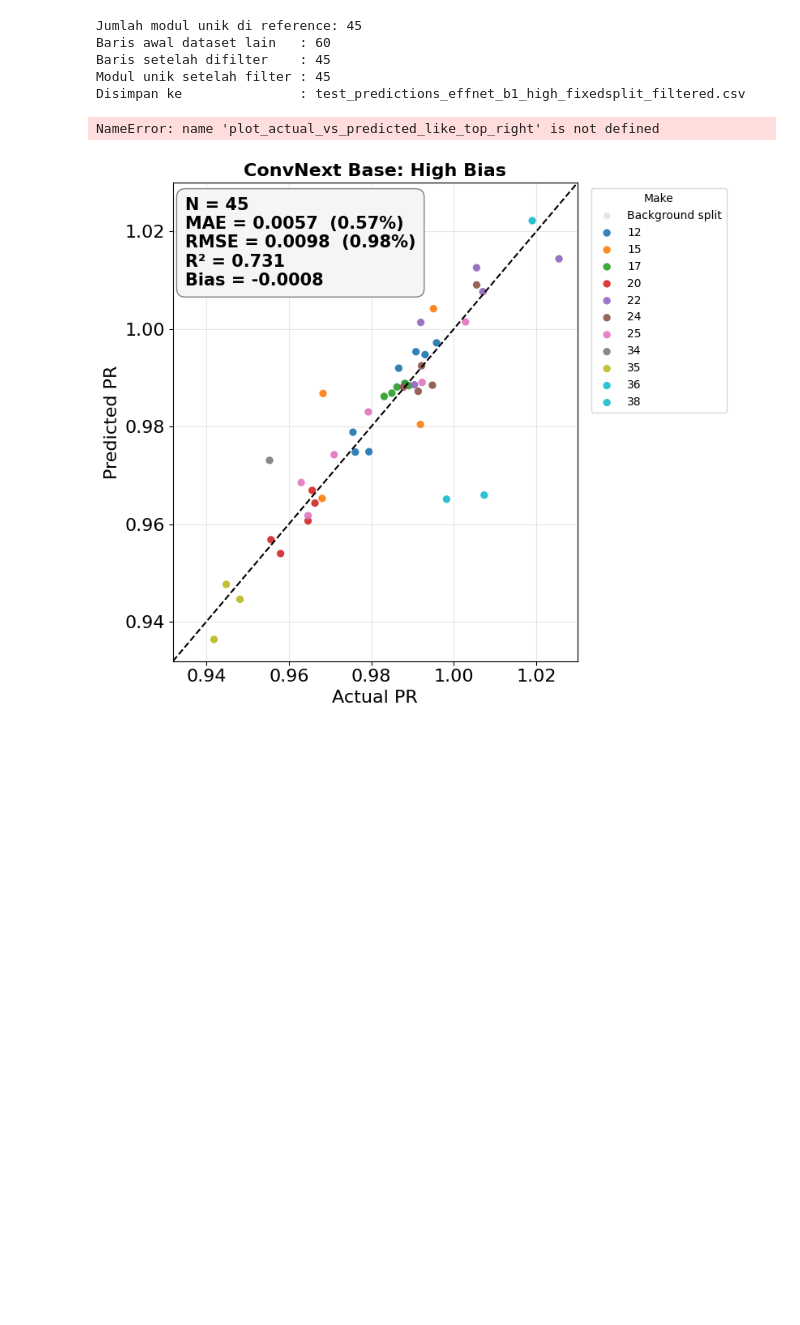
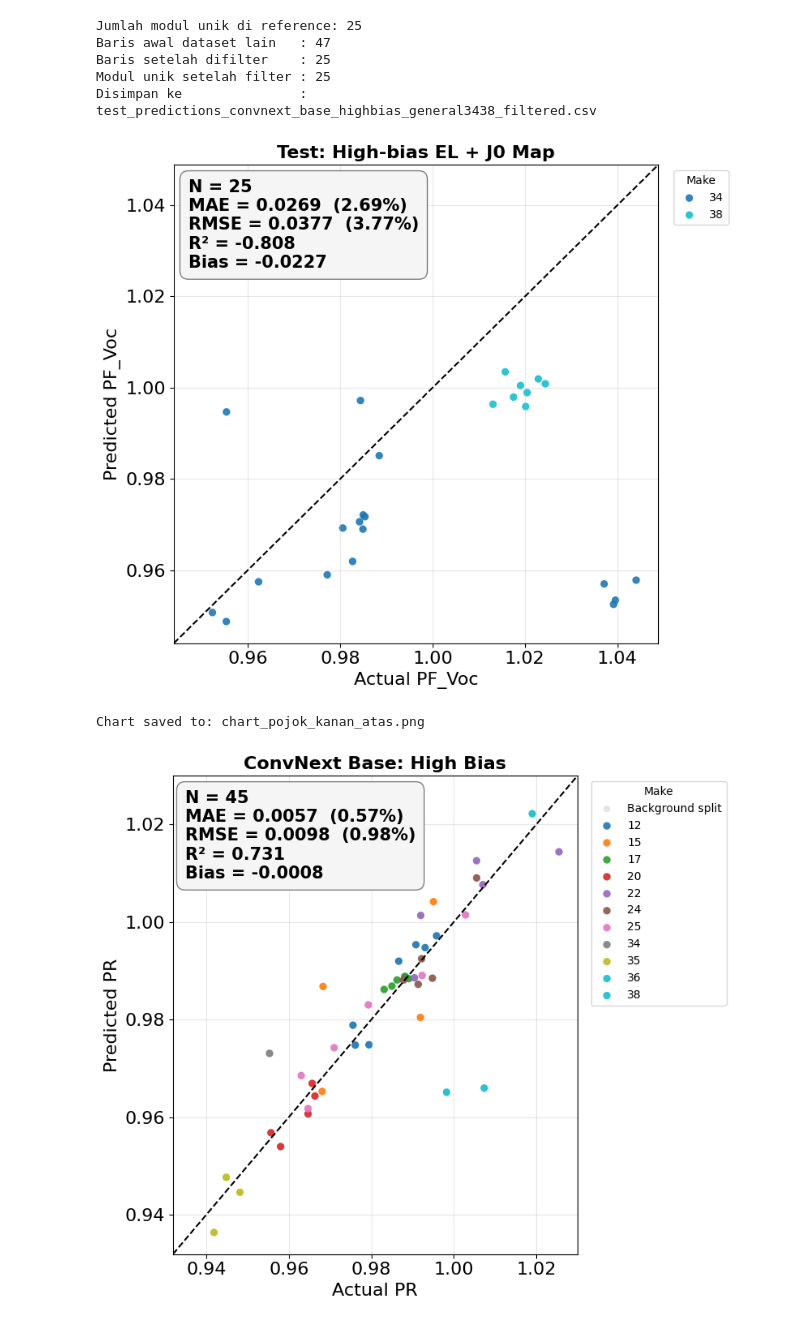
Before and after one commit to Kakozi/kodethesis, a Jupyter notebook: MerapikanChart.ipynb, the cells around one changed output. Cells and saved outputs as stored; diff of their text form; code cells hidden in the pictures; blank space fills up the shorter version.

```diff
--- a/MerapikanChart.ipynb
+++ b/MerapikanChart.ipynb
@@ -39,9 +39,9 @@ import matplotlib.pyplot as plt
 # =========================================================
 # PATH
 # =========================================================
-REFERENCE_CSV = "test_predictions_convnext_base_highbias_j0_trainnorm_fixedsplit.csv"
-OTHER_DATASET_CSV = "test_predictions_effnet_b1_high_fixedsplit.csv"
-FILTERED_OUTPUT_CSV = "test_predictions_effnet_b1_high_fixedsplit_filtered.csv"
+REFERENCE_CSV = "test_predictions_convnext_base_highbias_j0_general3438.csv"
+OTHER_DATASET_CSV = "test_predictions_convnext_base_highbias_general3438.csv"
+FILTERED_OUTPUT_CSV = "test_predictions_convnext_base_highbias_general3438_filtered.csv"
 
 
 # =========================================================
@@ -116,39 +116,40 @@ other_df["module_id"] = other_df["high_path"].apply(extract_module_id)
 
 # =========================================================
 # 3) FILTER
 # =========================================================
 filtered_df = other_df[other_df["module_id"].isin(valid_modules)].copy()
 
 filtered_df.to_csv(FILTERED_OUTPUT_CSV, index=False)
 
 print(f"Baris awal dataset lain   : {len(other_df)}")
 print(f"Baris setelah difilter    : {len(filtered_df)}")
 print(f"Modul unik setelah filter : {filtered_df['module_id'].nunique()}")
 print(f"Disimpan ke               : {FILTERED_OUTPUT_CSV}")
 
 
 # =========================================================
 # 5) EXAMPLE PLOT
 # =========================================================
 # Kalau kamu mau persis seperti chart pojok kanan atas dari file reference:
 plot_actual_vs_predicted_like_top_right(
     plot_df=ref_df,
     background_df=None,   # kalau mau ada titik abu-abu, isi dataframe lain
     actual_col="actual_pf_ratio",
     pred_col="predicted_pf_ratio",
     make_col="make_plot",
     title="Test: High-bias EL + J0 Map",
     xlabel="Actual PF_Voc",
     ylabel="Predicted PF_Voc",
     save_path="chart_pojok_kanan_atas.png"
 )
 # %% [output]
-Jumlah modul unik di reference: 45
-Baris awal dataset lain   : 60
-Baris setelah difilter    : 45
-Modul unik setelah filter : 45
-Disimpan ke               : test_predictions_effnet_b1_high_fixedsplit_filtered.csv
+Jumlah modul unik di reference: 25
+Baris awal dataset lain   : 47
+Baris setelah difilter    : 25
+Modul unik setelah filter : 25
+Disimpan ke               : test_predictions_convnext_base_highbias_general3438_filtered.csv
+[figure, added]
-NameError: name 'plot_actual_vs_predicted_like_top_right' is not defined
+Chart saved to: chart_pojok_kanan_atas.png
 # %%
 
 # =========================================================
```
Also changed, not shown: parts of 13 cells of this notebook, 5 other files.
